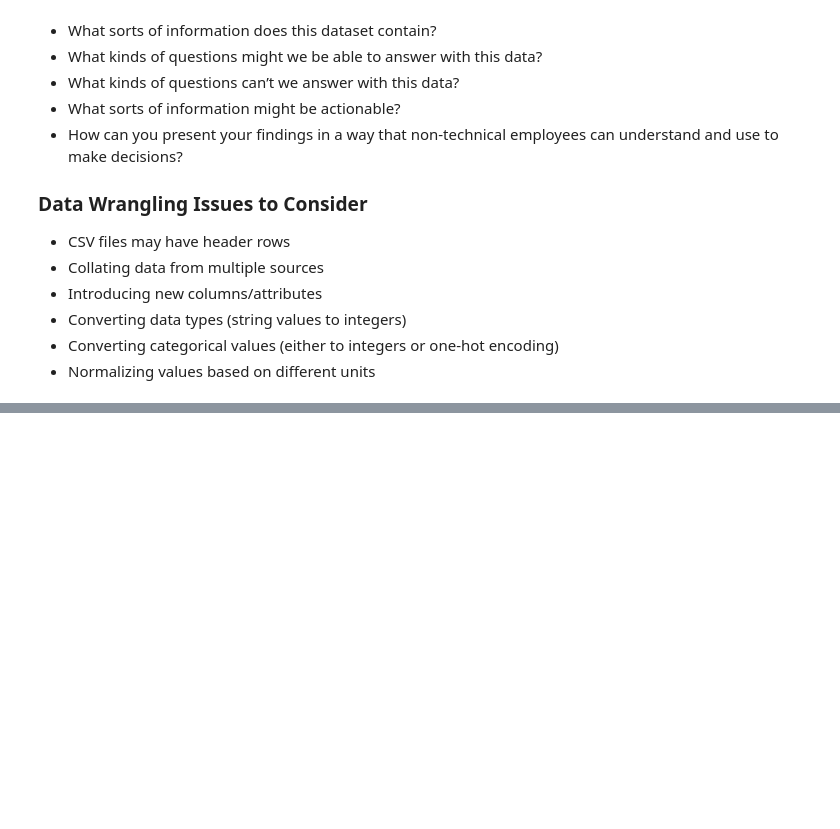
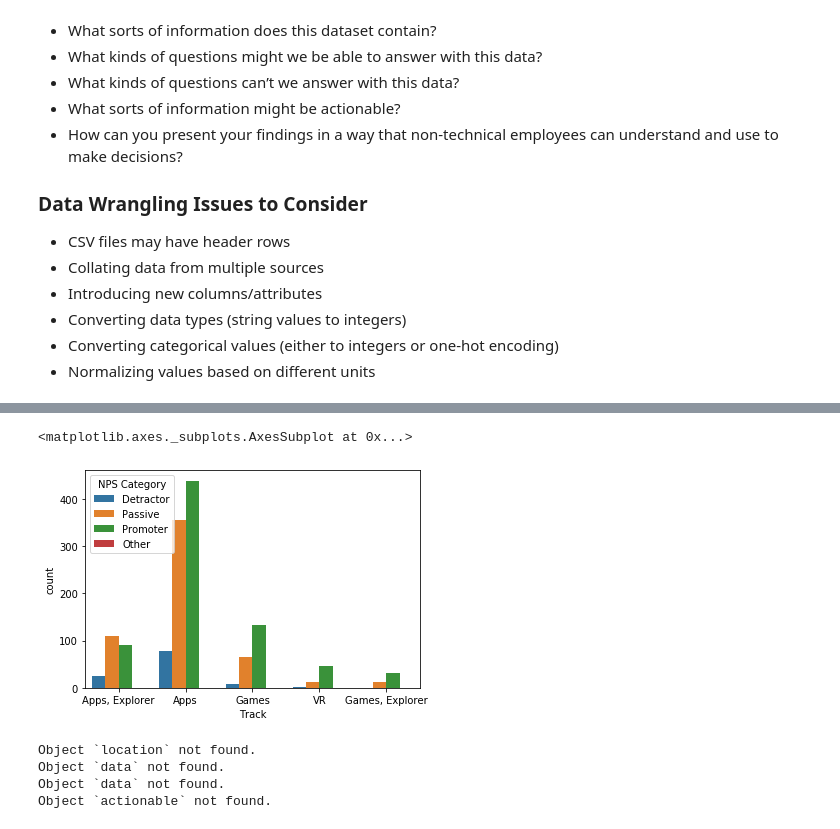
Before and after one commit to SamuelFolledo/DS1.1-Data-Analysis-And-Visualization, a Jupyter notebook: Midterm_Project/Midterm Project.ipynb, the cells around one changed output, grey strips where cells are left out. Drawn from its saved outputs; the diff is of its cells as text; code cells hidden in the pictures; blank space fills up the shorter version.

```diff
--- a/Midterm_Project/Midterm Project.ipynb
+++ b/Midterm_Project/Midterm Project.ipynb
@@ -90,0 +192,16 @@ Name: Location, dtype: int64
+# %%
+# sns.countplot(x='NPS Category', hue="Track", data=df[(df.Embarked == 'C') & (df.Survived == 1)])
+sns.countplot(x='Track', hue="NPS Category", data=df)
+# %% [output]
+<matplotlib.axes._subplots.AxesSubplot at 0x...>
+[figure, added]
+# %%
+Does student satisfaction vary by location?
+What kinds of questions might we be able to answer with this data?
+What kinds of questions can’t we answer with this data?
+What sorts of information might be actionable?
+# %% [output]
+Object `location` not found.
+Object `data` not found.
+Object `data` not found.
+Object `actionable` not found.
```
Also changed, not shown: parts of 26 cells of this notebook.
